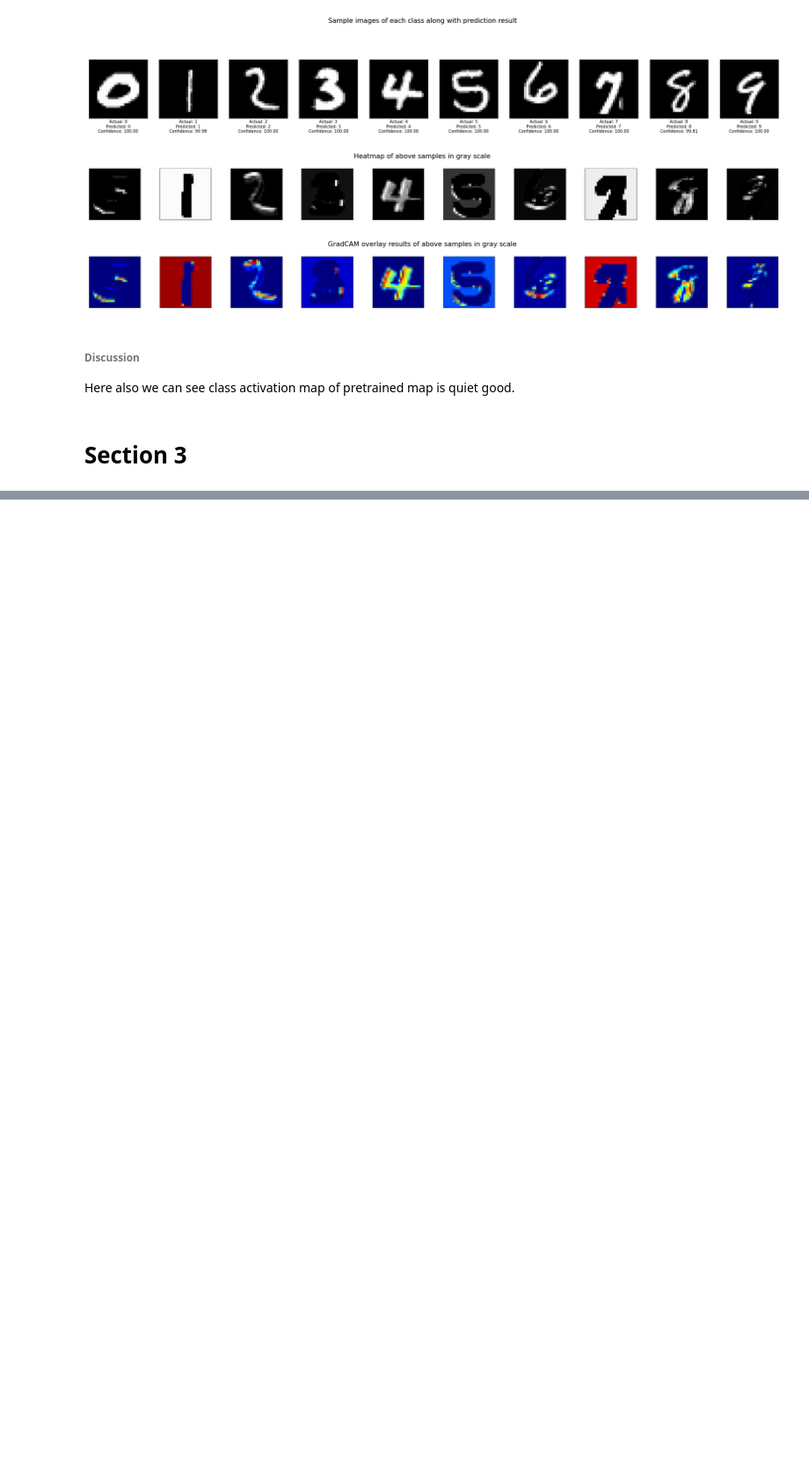
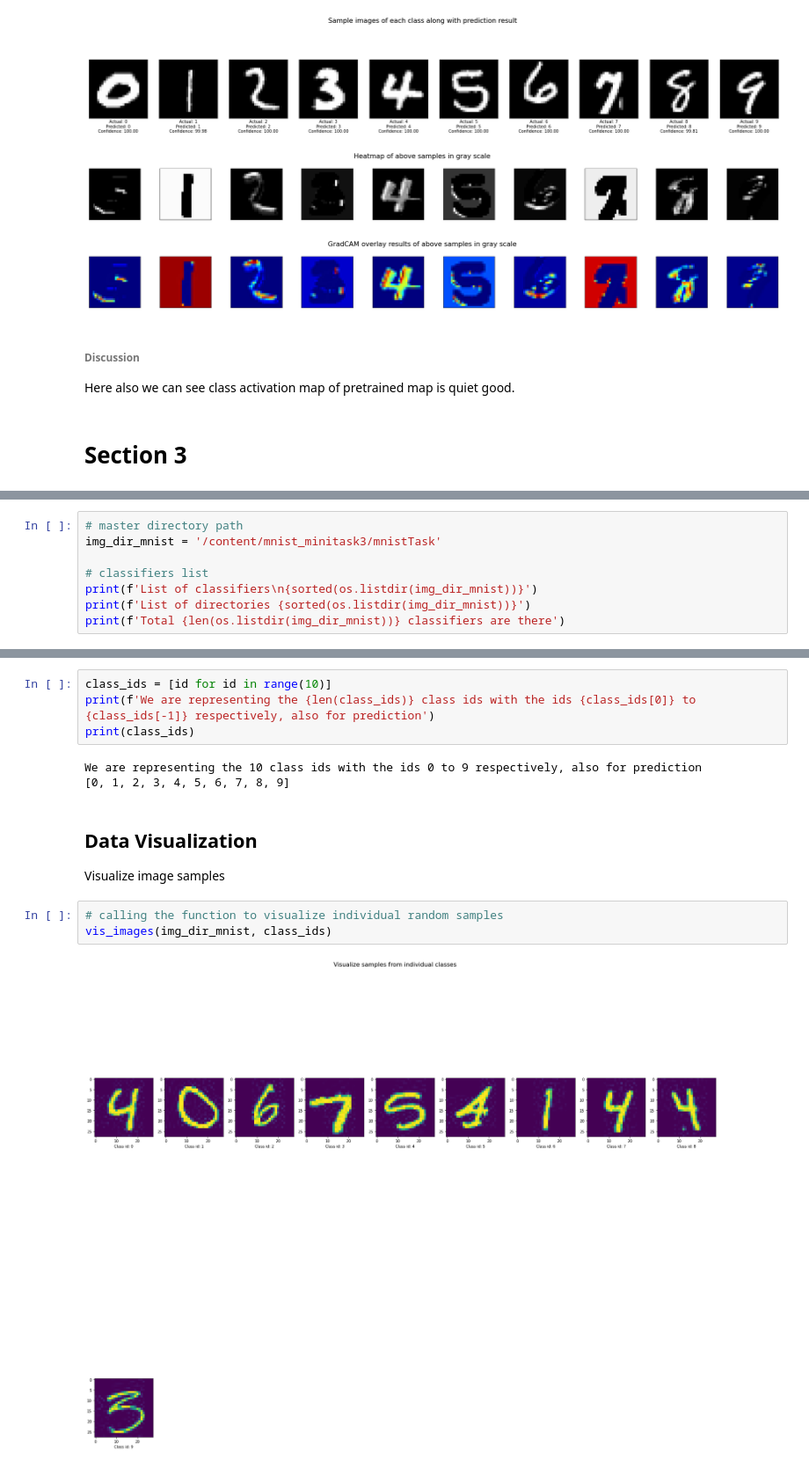
Before and after one commit to sayan0506/Comparative-STudy-of-Effect-of-Transfer-Learning-om-Different-Handwritten-Digit-Datasets-using-WandB, a Jupyter notebook: IIITD_assignment_task_2_test_script.ipynb, the cells around one changed output, grey strips where cells are left out. Shown at 88% size. Saved outputs shown, nothing was run; the diff lists cells and outputs as text; blank space fills up the shorter version.

```diff
--- a/IIITD_assignment_task_2_test_script.ipynb
+++ b/IIITD_assignment_task_2_test_script.ipynb
@@ -1766,0 +1802,8 @@ Here also we can see class activation map of pretrained map is quiet good.
+# %%
+# master directory path
+img_dir_mnist = '/content/mnist_minitask3/mnistTask'
+
+# classifiers list
+print(f'List of classifiers\n{sorted(os.listdir(img_dir_mnist))}')
+print(f'List of directories {sorted(os.listdir(img_dir_mnist))}')
+print(f'Total {len(os.listdir(img_dir_mnist))} classifiers are there')
@@ -1766,0 +1819,16 @@ Here also we can see class activation map of pretrained map is quiet good.
+# %%
+class_ids = [id for id in range(10)]
+print(f'We are representing the {len(class_ids)} class ids with the ids {class_ids[0]} to {class_ids[-1]} respectively, also for prediction')
+print(class_ids)
+# %% [output]
+We are representing the 10 class ids with the ids 0 to 9 respectively, also for prediction
+[0, 1, 2, 3, 4, 5, 6, 7, 8, 9]
+# %% [markdown]
+## Data Visualization
+
+Visualize image samples
+# %%
+# calling the function to visualize individual random samples
+vis_images(img_dir_mnist, class_ids)
+# %% [output]
+[figure, added]
```
Also changed, not shown: parts of 7 cells of this notebook.
